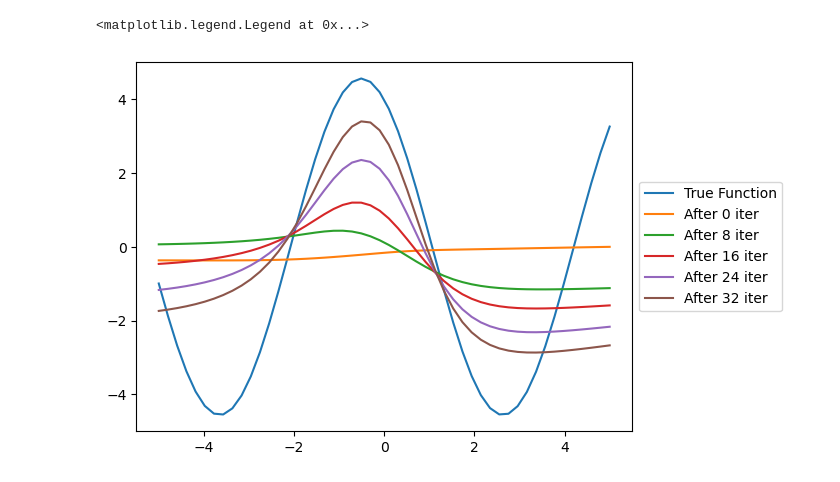
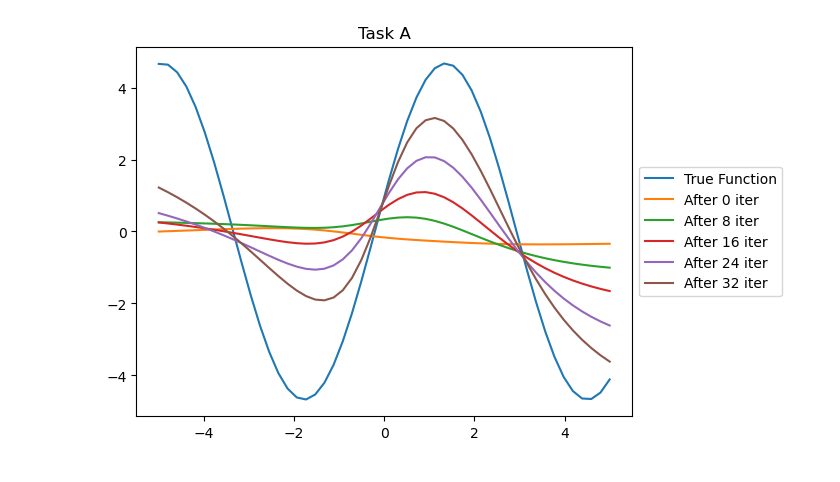
Before and after one commit to cloudburstnow/metalearning, a Jupyter notebook: meta_learning.ipynb, the cells around one changed output. Cells and saved outputs as stored; diff of their text form; code cells hidden in the pictures.

Commit message:
eval code in function

```diff
--- a/meta_learning.ipynb
+++ b/meta_learning.ipynb
@@ -65,31 +65,34 @@ def train_step(model_in, x_tau, y_tau, optim_in):
     loss.backward()
     optim_in.step()
 # %%
-model = mlp()
+def eval_model_plot(model, x_eval, y_eval, plt_title = "", num_eval = 32):
+    optim = torch.optim.SGD(model.parameters(), lr=lr)
 
-num_eval = 32
-x_eval, y_eval = task_a()
-optim = torch.optim.SGD(model.parameters(), lr=lr)
+    index_train_slice = torch.randperm(x_eval.shape[0])[0:10]
+    x_eval = x_eval.reshape(-1,1)
+    y_eval = y_eval.reshape(-1,1)
+    x_eval_slice = x_eval[index_train_slice]
+    y_eval_slice = y_eval[index_train_slice]
 
-index_train_slice = torch.randperm(x_eval.shape[0])[0:10]
-x_eval = x_eval.reshape(-1,1)
-y_eval = y_eval.reshape(-1,1)
-x_eval_slice = x_eval[index_train_slice]
-y_eval_slice = y_eval[index_train_slice]
+    plt.plot(x_eval, y_eval, label='True Function')
+    for train_iter in range(num_eval):
+        model_output = model(x_eval)
+        if train_iter % 8 == 0:
+            plt.plot(x_eval, model_output.data, label=f'After {train_iter} iter')
+        train_step(model, x_eval_slice, y_eval_slice, optim)
 
-plt.plot(x_eval, y_eval, label='True Function')
-for train_iter in range(num_eval):
     model_output = model(x_eval)
-    if train_iter % 8 == 0:
-        plt.plot(x_eval, model_output.data, label=f'After {train_iter} iter')
-    train_step(model, x_eval_slice, y_eval_slice, optim)
+    plt.plot(x_eval, model_output.data, label=f'After {num_eval} iter')
 
-model_output = model(x_eval)
-plt.plot(x_eval, model_output.data, label=f'After {num_eval} iter')
+    plt.title(plt_title)
 
-
-#make legend appear outside on right
-plt.legend(loc='center left', bbox_to_anchor=(1, 0.5))
+    plt.legend(loc='center left', bbox_to_anchor=(1, 0.5))
-# %% [output]
-<matplotlib.legend.Legend at 0x...>
-[figure, removed]
+# %%
+model = mlp()
+
+num_eval = 32
+x_eval, y_eval = task_a()
+
+eval_model_plot(model, x_eval, y_eval, plt_title = "Task A", num_eval = num_eval)
+# %% [output]
+[figure, added]
```
